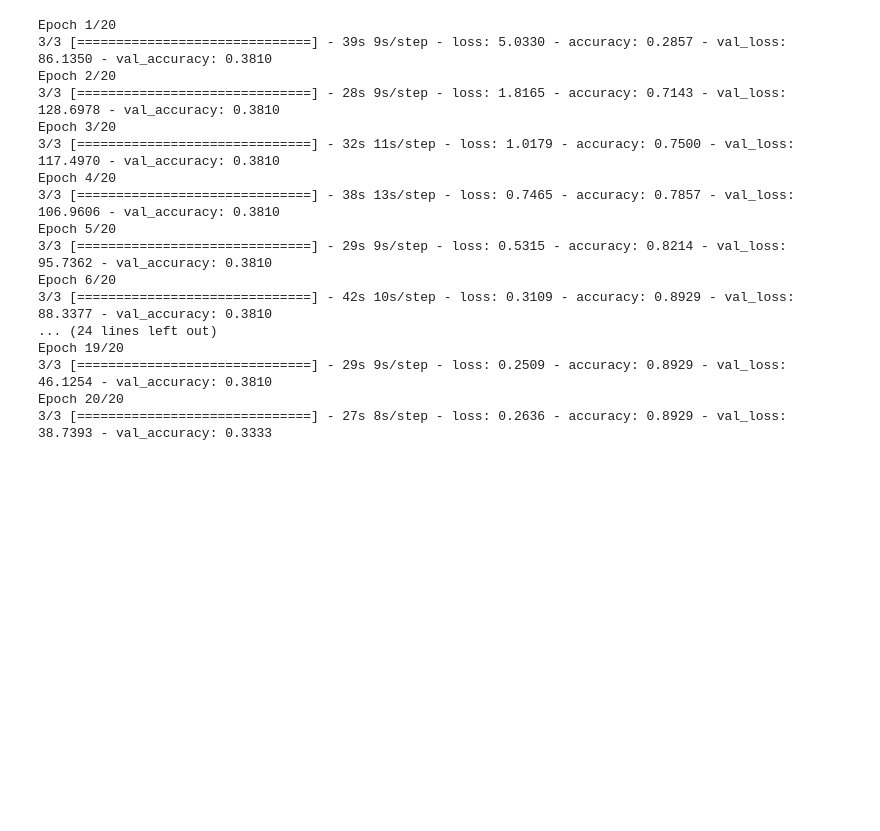
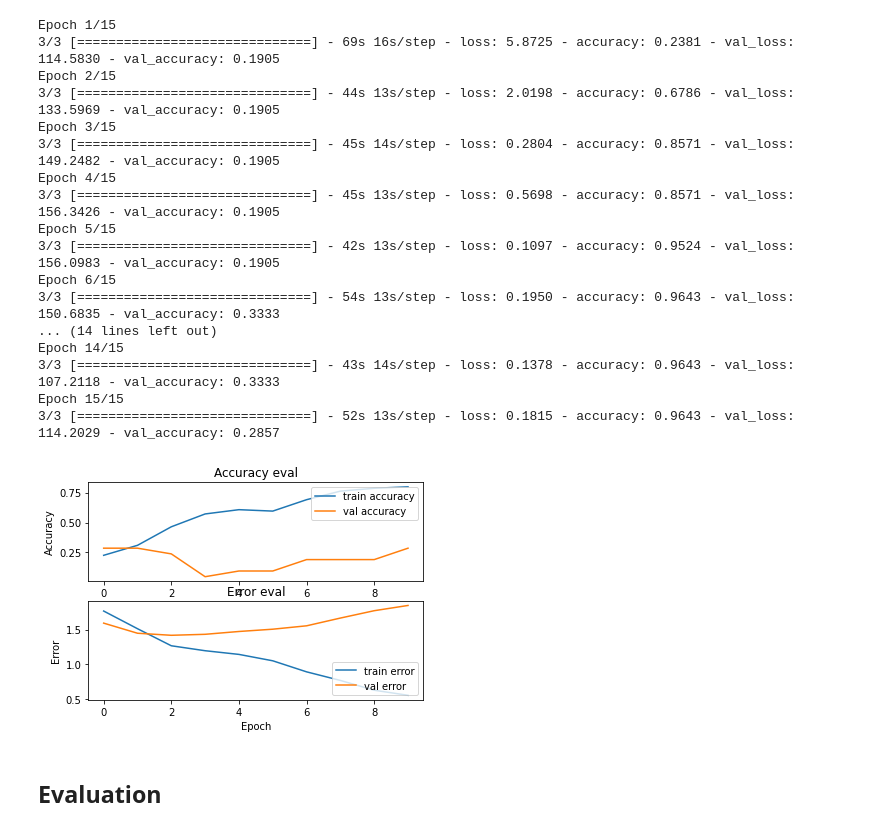
Before and after one commit to vrwilm/accent-detection, a Jupyter notebook: 4.1_stft+CNN.ipynb, the cells around one changed output. Drawn from its saved outputs; the diff is of its cells as text; code cells hidden in the pictures; blank space fills up the shorter version.

```diff
--- a/4.1_stft+CNN.ipynb
+++ b/4.1_stft+CNN.ipynb
@@ -41,5 +52,5 @@ def prepare_datasets(test_size, validation_size):
 
     return X_train, X_validation, X_test, y_train, y_validation, y_test
 # %%
-X_train, X_val, X_test, y_train, y_val, y_test = prepare_datasets(0.25, 0.2)
+X_train, X_val, X_test, y_train, y_val, y_test = prepare_datasets(data_l, "stft", 0.25, 0.2)
 # %%
@@ -48,0 +61,25 @@ X_train.shape, X_val.shape, X_test.shape
+# %%
+def plot_history(history):
+    """
+    Plots accuracy/loss for training/validation set as a function of the epochs
+        :param history: Training history of model
+    """
+
+    fig, axs = plt.subplots(2)
+
+    # create accuracy sublpot
+    axs[0].plot(history.history["accuracy"], label="train accuracy")
+    axs[0].plot(history.history["val_accuracy"], label="val accuracy")
+    axs[0].set_ylabel("Accuracy")
+    axs[0].legend(loc="upper right")
+    axs[0].set_title("Accuracy eval")
+
+    # create error sublpot
+    axs[1].plot(history.history["loss"], label="train error")
+    axs[1].plot(history.history["val_loss"], label="val error")
+    axs[1].set_ylabel("Error")
+    axs[1].set_xlabel("Epoch")
+    axs[1].legend(loc="lower right")
+    axs[1].set_title("Error eval")
+
+    plt.show()
@@ -79,7 +142,7 @@ model.add(Dropout(0.3))
 # output layer
 model.add(Dense(NUM_LABELS, activation='softmax'))
 # %%
-optimiser = keras.optimizers.Adam(learning_rate=0.0001)
+optimiser = Adam(learning_rate=0.0001)
 model.compile(optimizer=optimiser,
                   loss='sparse_categorical_crossentropy',
                   metrics=['accuracy'])
@@ -104,25 +167,32 @@ Trainable params: 21,854,084
 Non-trainable params: 192
 _________________________________________________________________
 # %%
-history = model.fit(X_train, y_train, validation_data=(X_val, y_val), batch_size=32, epochs=20)
+NUM_EPOCHS = 15
+history = model.fit(X_train, y_train, validation_data=(X_val, y_val), batch_size=32, epochs=NUM_EPOCHS)
 # %% [output]
-Epoch 1/20
-3/3 [==============================] - 39s 9s/step - loss: 5.0330 - accuracy: 0.2857 - val_loss: 86.1350 - val_accuracy: 0.3810
-Epoch 2/20
-3/3 [==============================] - 28s 9s/step - loss: 1.8165 - accuracy: 0.7143 - val_loss: 128.6978 - val_accuracy: 0.3810
-Epoch 3/20
-3/3 [==============================] - 32s 11s/step - loss: 1.0179 - accuracy: 0.7500 - val_loss: 117.4970 - val_accuracy: 0.3810
-Epoch 4/20
-3/3 [==============================] - 38s 13s/step - loss: 0.7465 - accuracy: 0.7857 - val_loss: 106.9606 - val_accuracy: 0.3810
-Epoch 5/20
-3/3 [==============================] - 29s 9s/step - loss: 0.5315 - accuracy: 0.8214 - val_loss: 95.7362 - val_accuracy: 0.3810
-Epoch 6/20
-3/3 [==============================] - 42s 10s/step - loss: 0.3109 - accuracy: 0.8929 - val_loss: 88.3377 - val_accuracy: 0.3810
-... (24 lines left out)
-Epoch 19/20
-3/3 [==============================] - 29s 9s/step - loss: 0.2509 - accuracy: 0.8929 - val_loss: 46.1254 - val_accuracy: 0.3810
-Epoch 20/20
-3/3 [==============================] - 27s 8s/step - loss: 0.2636 - accuracy: 0.8929 - val_loss: 38.7393 - val_accuracy: 0.3333
+Epoch 1/15
+3/3 [==============================] - 69s 16s/step - loss: 5.8725 - accuracy: 0.2381 - val_loss: 114.5830 - val_accuracy: 0.1905
+Epoch 2/15
+3/3 [==============================] - 44s 13s/step - loss: 2.0198 - accuracy: 0.6786 - val_loss: 133.5969 - val_accuracy: 0.1905
+Epoch 3/15
+3/3 [==============================] - 45s 14s/step - loss: 0.2804 - accuracy: 0.8571 - val_loss: 149.2482 - val_accuracy: 0.1905
+Epoch 4/15
+3/3 [==============================] - 45s 13s/step - loss: 0.5698 - accuracy: 0.8571 - val_loss: 156.3426 - val_accuracy: 0.1905
+Epoch 5/15
+3/3 [==============================] - 42s 13s/step - loss: 0.1097 - accuracy: 0.9524 - val_loss: 156.0983 - val_accuracy: 0.1905
+Epoch 6/15
+3/3 [==============================] - 54s 13s/step - loss: 0.1950 - accuracy: 0.9643 - val_loss: 150.6835 - val_accuracy: 0.3333
+... (14 lines left out)
+Epoch 14/15
+3/3 [==============================] - 43s 14s/step - loss: 0.1378 - accuracy: 0.9643 - val_loss: 107.2118 - val_accuracy: 0.3333
+Epoch 15/15
+3/3 [==============================] - 52s 13s/step - loss: 0.1815 - accuracy: 0.9643 - val_loss: 114.2029 - val_accuracy: 0.2857
+# %%
+plot_history(history)
+# %% [output]
+[figure, added]
+# %% [markdown]
+## Evaluation
 # %%
 test_loss, test_acc = model.evaluate(X_test, y_test, verbose=2)
 # %% [output]
```
Also changed, not shown: parts of 25 cells of this notebook, 2 other files.
